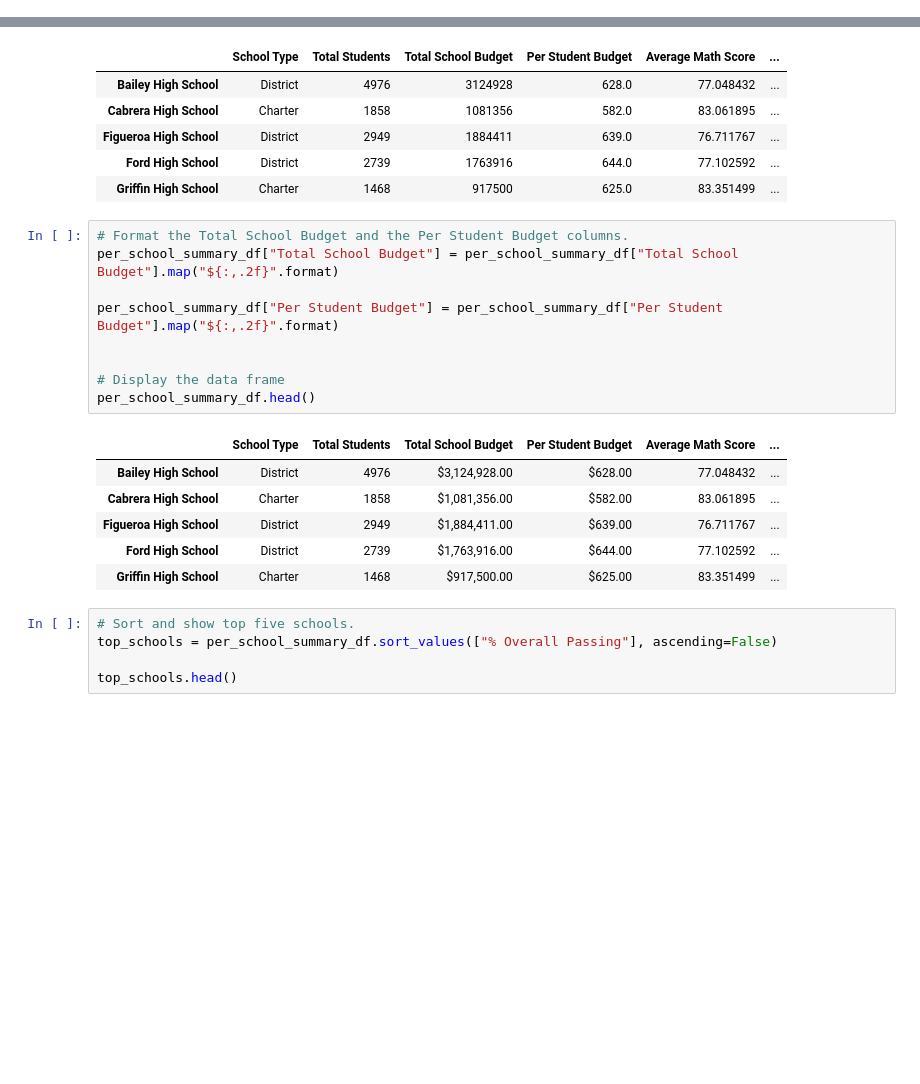
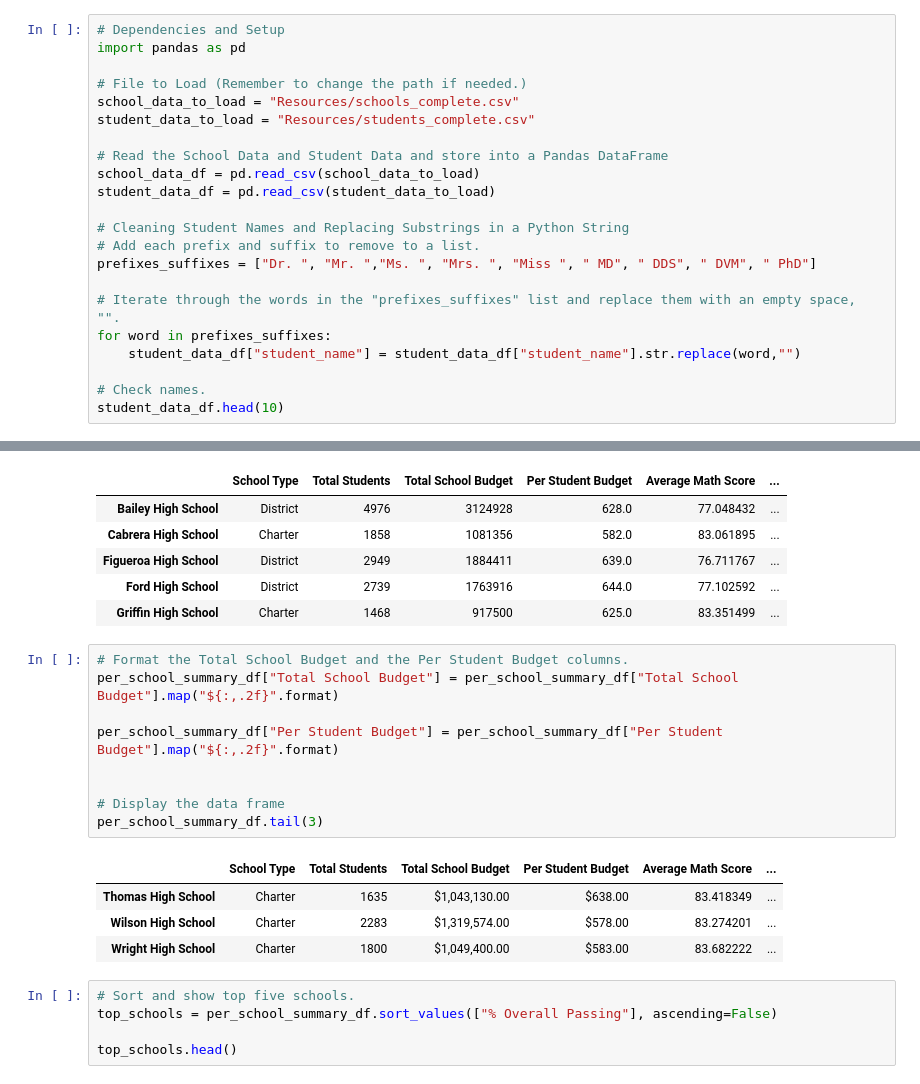
Before and after one commit to RagingRyann/School_District_Analysis, a Jupyter notebook: PyCitySchools - Challenge.ipynb, the cells around one changed output, grey strips where cells are left out. Drawn from its saved outputs; the diff is of its cells as text; blank space fills up the shorter version.

```diff
--- a/PyCitySchools.ipynb
+++ b/PyCitySchools - Challenge.ipynb
@@ -0,0 +1,22 @@
+# %%
+# Dependencies and Setup
+import pandas as pd
+
+# File to Load (Remember to change the path if needed.)
+school_data_to_load = "Resources/schools_complete.csv"
+student_data_to_load = "Resources/students_complete.csv"
+
+# Read the School Data and Student Data and store into a Pandas DataFrame
+school_data_df = pd.read_csv(school_data_to_load)
+student_data_df = pd.read_csv(student_data_to_load)
+
+# Cleaning Student Names and Replacing Substrings in a Python String
+# Add each prefix and suffix to remove to a list.
+prefixes_suffixes = ["Dr. ", "Mr. ","Ms. ", "Mrs. ", "Miss ", " MD", " DDS", " DVM", " PhD"]
+
+# Iterate through the words in the "prefixes_suffixes" list and replace them with an empty space, "".
+for word in prefixes_suffixes:
+    student_data_df["student_name"] = student_data_df["student_name"].str.replace(word,"")
+
+# Check names.
+student_data_df.head(10)
@@ -708,19 +1267,17 @@ per_school_summary_df.head()
 # %%
 # Format the Total School Budget and the Per Student Budget columns.
 per_school_summary_df["Total School Budget"] = per_school_summary_df["Total School Budget"].map("${:,.2f}".format)
 
 per_school_summary_df["Per Student Budget"] = per_school_summary_df["Per Student Budget"].map("${:,.2f}".format)
 
 
 # Display the data frame
-per_school_summary_df.head()
+per_school_summary_df.tail(3)
 # %% [output]
 |  | School Type | Total Students | Total School Budget | Per Student Budget | Average Math Score | ... |
-| Bailey High School | District | 4976 | $3,124,928.00 | $628.00 | 77.048432 | ... |
-| Cabrera High School | Charter | 1858 | $1,081,356.00 | $582.00 | 83.061895 | ... |
-| Figueroa High School | District | 2949 | $1,884,411.00 | $639.00 | 76.711767 | ... |
-| Ford High School | District | 2739 | $1,763,916.00 | $644.00 | 77.102592 | ... |
-| Griffin High School | Charter | 1468 | $917,500.00 | $625.00 | 83.351499 | ... |
+| Thomas High School | Charter | 1635 | $1,043,130.00 | $638.00 | 83.418349 | ... |
+| Wilson High School | Charter | 2283 | $1,319,574.00 | $578.00 | 83.274201 | ... |
+| Wright High School | Charter | 1800 | $1,049,400.00 | $583.00 | 83.682222 | ... |
 # %%
 # Sort and show top five schools.
 top_schools = per_school_summary_df.sort_values(["% Overall Passing"], ascending=False)
```
Also changed, not shown: parts of 55 cells of this notebook, 11 other files.
